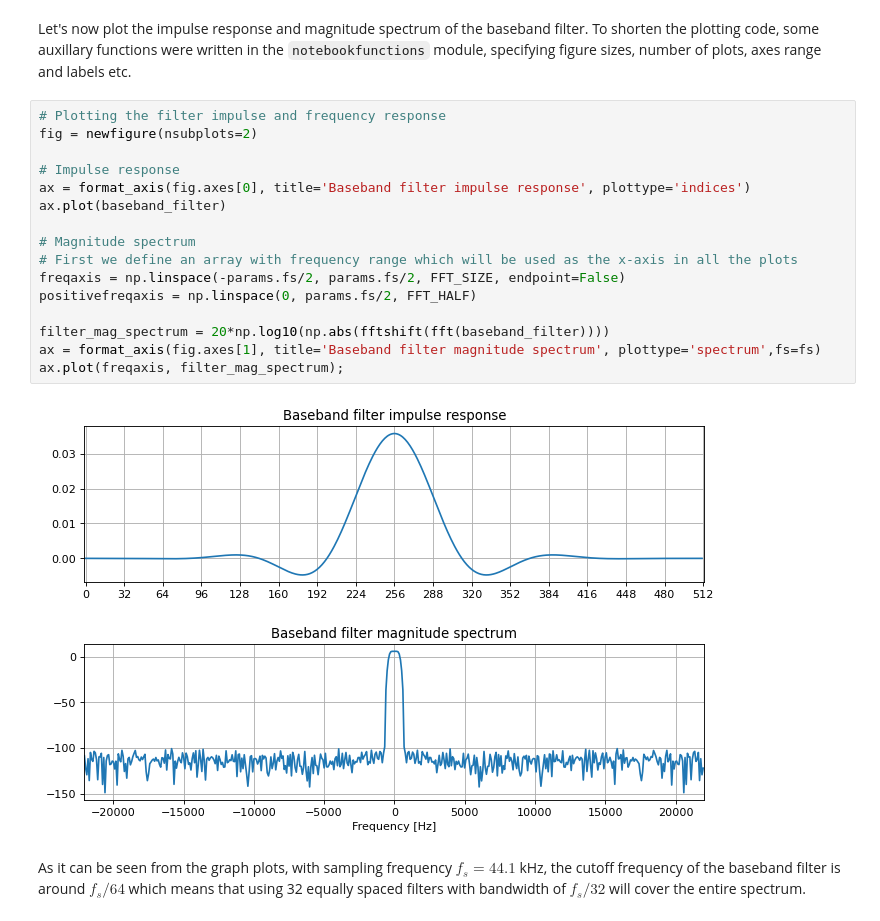
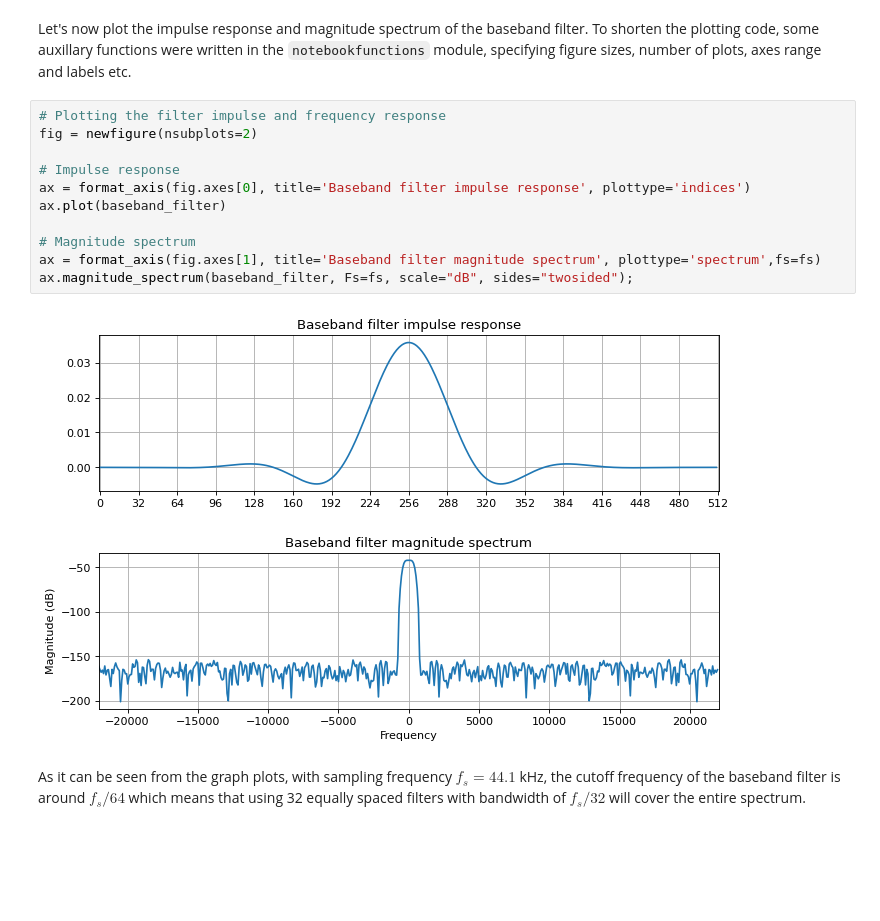
Before and after one commit to lucieperrotta/computersandmusic, a Jupyter notebook: Mp3Encoder/Mp3Encoder.ipynb, the cells around one changed output. Drawn from its saved outputs; the diff is of its cells as text; blank space fills up the shorter version.

```diff
--- a/Mp3Encoder/Mp3Encoder.ipynb
+++ b/Mp3Encoder/Mp3Encoder.ipynb
@@ -66,21 +66,16 @@ Let's now plot the impulse response and magnitude spectrum of the baseband filte
 # %%
 # Plotting the filter impulse and frequency response
 fig = newfigure(nsubplots=2)
 
 # Impulse response
 ax = format_axis(fig.axes[0], title='Baseband filter impulse response', plottype='indices')
 ax.plot(baseband_filter)
 
 # Magnitude spectrum
-# First we define an array with frequency range which will be used as the x-axis in all the plots
-freqaxis = np.linspace(-params.fs/2, params.fs/2, FFT_SIZE, endpoint=False)
-positivefreqaxis = np.linspace(0, params.fs/2, FFT_HALF)
-
-filter_mag_spectrum = 20*np.log10(np.abs(fftshift(fft(baseband_filter))))
 ax = format_axis(fig.axes[1], title='Baseband filter magnitude spectrum', plottype='spectrum',fs=fs)
-ax.plot(freqaxis, filter_mag_spectrum);
+ax.magnitude_spectrum(baseband_filter, Fs=fs, scale="dB", sides="twosided");
 # %% [output]
-[figure, old version]
+[figure, new version]
 # %% [markdown]
 As it can be seen from the graph plots, with sampling frequency $f_s = 44.1$ kHz, the cutoff frequency of the baseband filter is around $f_s/64$ which means that using 32 equally spaced filters with bandwidth of $f_s/32$ will cover the entire spectrum.
 # %% [markdown]
```
Also changed, not shown: parts of 10 cells of this notebook.
